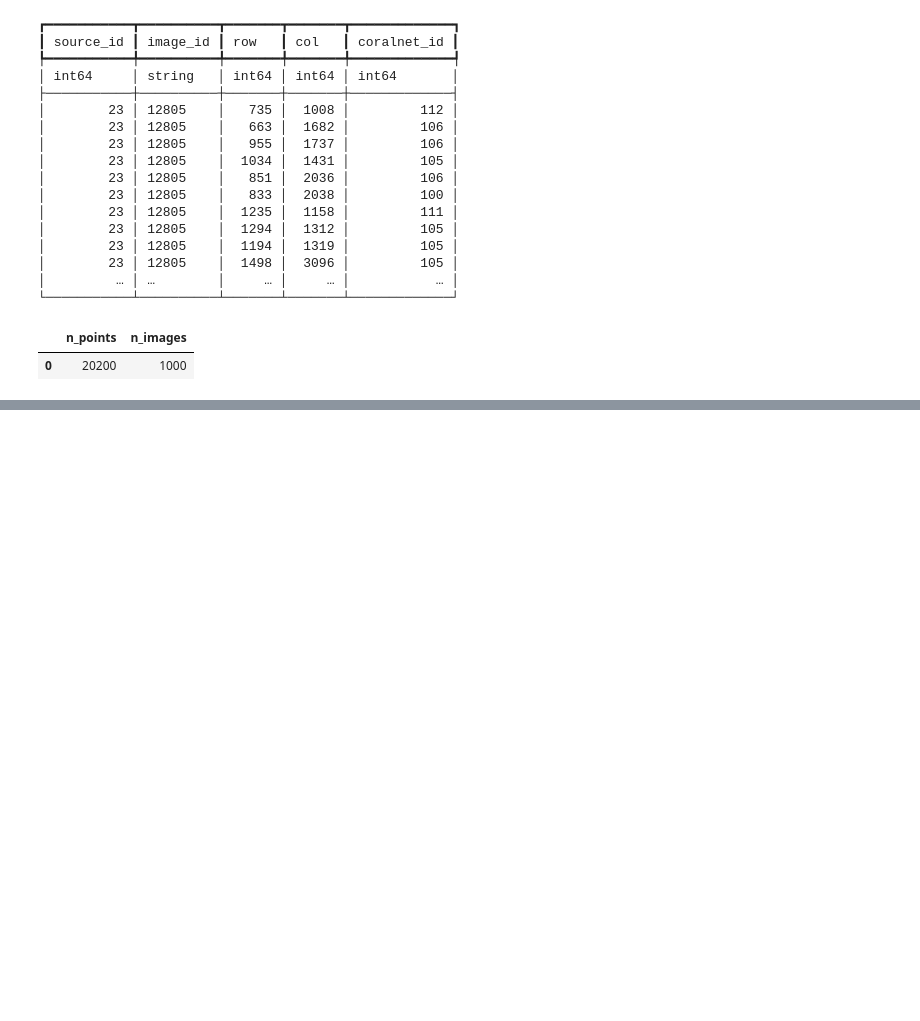
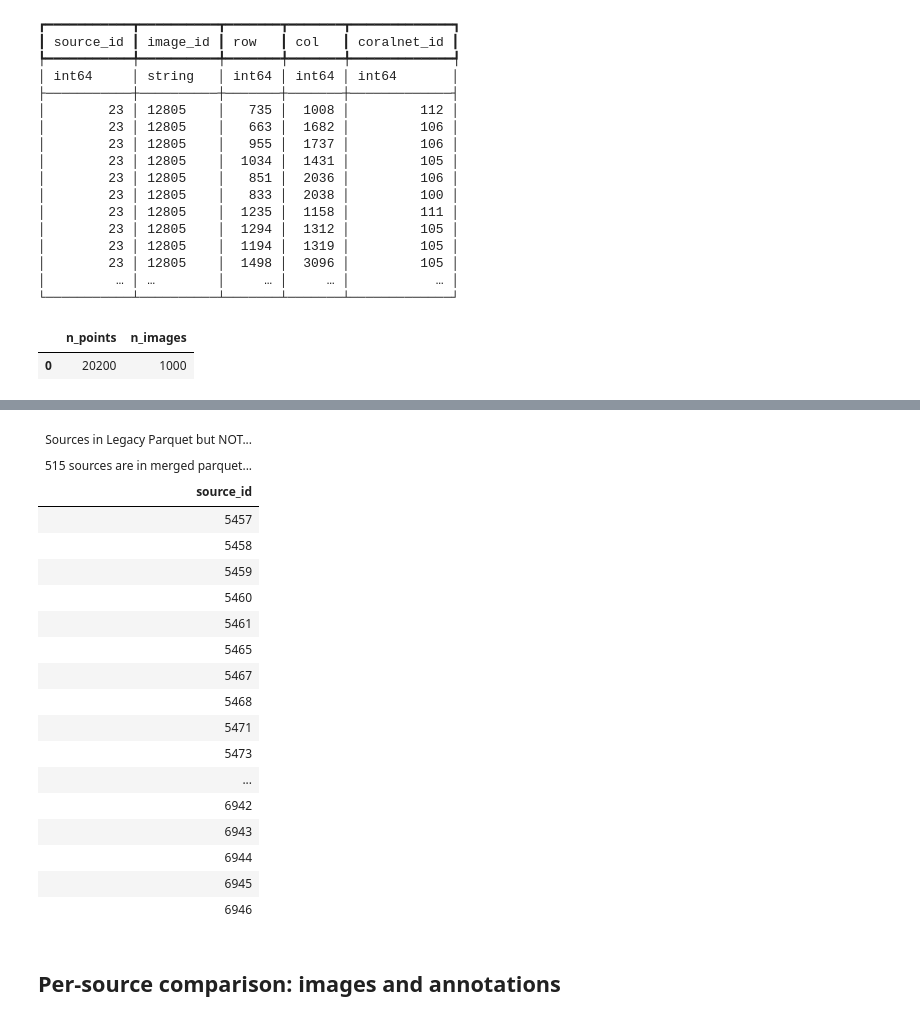
Before and after one commit to data-mermaid/mermaid-segmentation, a Jupyter notebook: nbs/CoralNet_Source_Check.ipynb, the cells around one changed output, grey strips where cells are left out. Cells and saved outputs as stored; diff of their text form; code cells hidden in the pictures; blank space fills up the shorter version.

```diff
--- a/nbs/CoralNet_Source_Check.ipynb
+++ b/nbs/CoralNet_Source_Check.ipynb
@@ -194,0 +228,28 @@ sources_p.filter(sources_p.source_id.isin(LIST_OF_SOURCES)).execute()
+# %%
+legacy_not_complete_df = in_legacy_not_audit.order_by("source_id").to_pandas()
+GT(legacy_not_complete_df).tab_header(
+    title="Sources in Legacy Parquet but NOT Complete in S3 Audit",
+    subtitle=f"{len(legacy_not_complete_df)} sources are in merged parquet but fail new completeness check"
+)
+# %% [output]
+| Sources in Legacy Parquet but NOT... |
+| 515 sources are in merged parquet... |
+| source_id |
+| 5457 |
+| 5458 |
+| 5459 |
+| 5460 |
+| 5461 |
+| 5465 |
+| 5467 |
+| 5468 |
+| 5471 |
+| 5473 |
+| ... |
+| 6942 |
+| 6943 |
+| 6944 |
+| 6945 |
+| 6946 |
+# %% [markdown]
+## Per-source comparison: images and annotations
```
Also changed, not shown: parts of 14 cells of this notebook.
